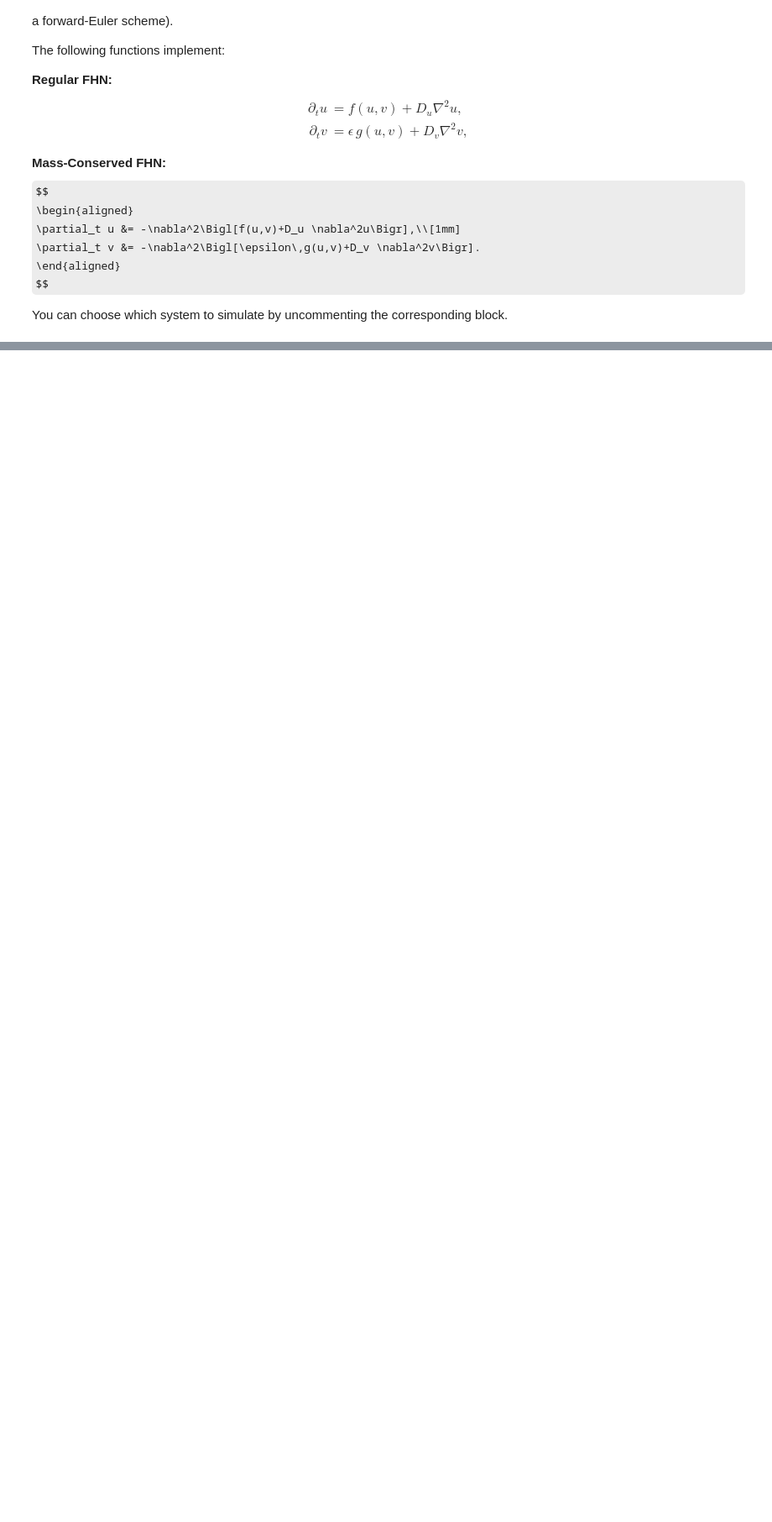
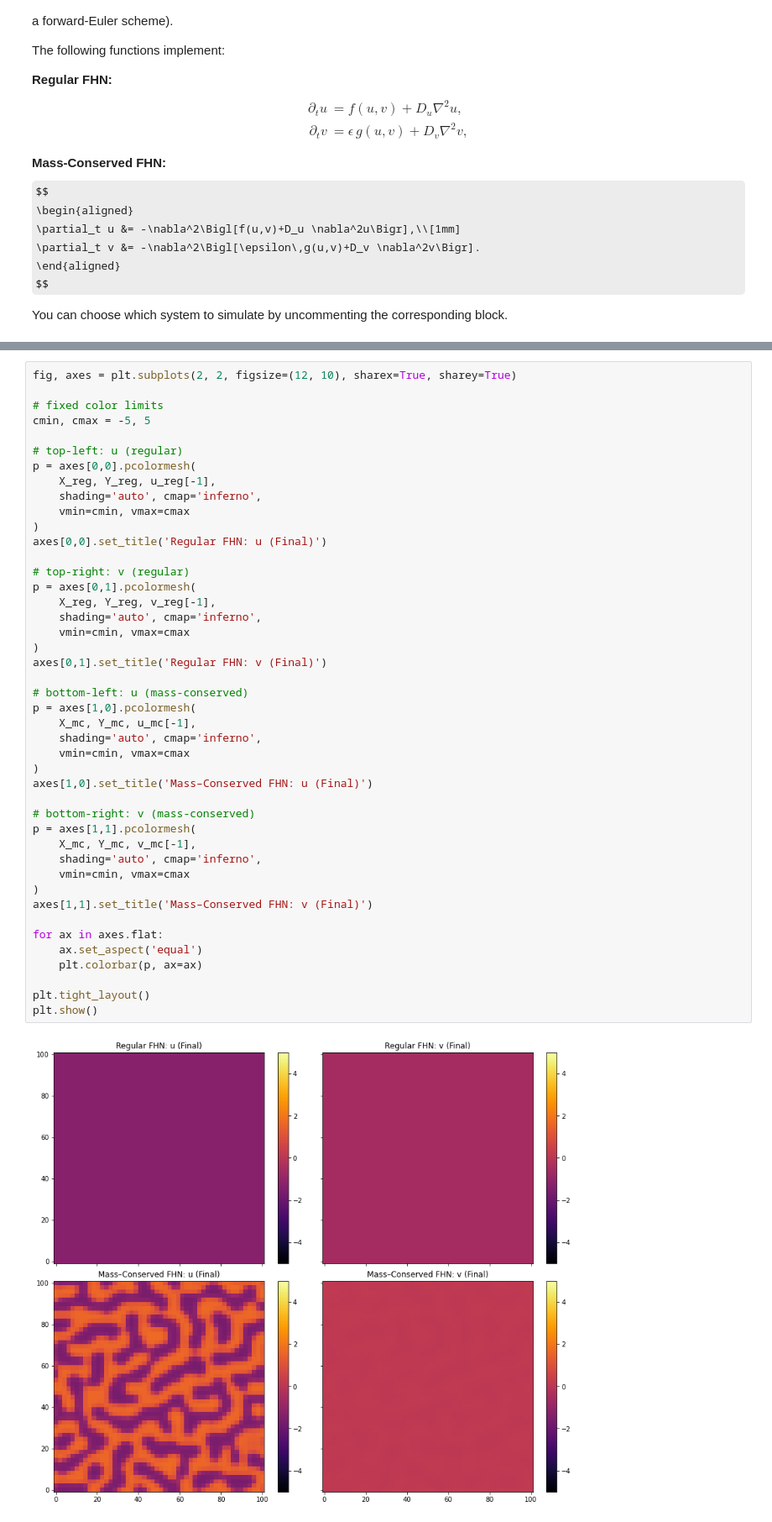
Before and after one commit to RedaElassooudi/Dynamics-and-Waves-in-Regular-vs.-Mass-Conserved-FitzHugh-Nagumo-Systems, a Jupyter notebook: code/fhn_model.ipynb, the cells around one changed output, grey strips where cells are left out. Shown at 84% size. Drawn from its saved outputs; the diff is of its cells as text; some formulas as TeX source; blank space fills up the shorter version.

```diff
--- a/code/fhn_model.ipynb
+++ b/code/fhn_model.ipynb
@@ -301 +324,47 @@ plt.show()
+# %%
+fig, axes = plt.subplots(2, 2, figsize=(12, 10), sharex=True, sharey=True)
+
+# fixed color limits
+cmin, cmax = -5, 5
+
+# top‐left: u (regular)
+p = axes[0,0].pcolormesh(
+    X_reg, Y_reg, u_reg[-1],
+    shading='auto', cmap='inferno',
+    vmin=cmin, vmax=cmax
+)
+axes[0,0].set_title('Regular FHN: u (Final)')
+
+# top‐right: v (regular)
+p = axes[0,1].pcolormesh(
+    X_reg, Y_reg, v_reg[-1],
+    shading='auto', cmap='inferno',
+    vmin=cmin, vmax=cmax
+)
+axes[0,1].set_title('Regular FHN: v (Final)')
+
+# bottom‐left: u (mass‐conserved)
+p = axes[1,0].pcolormesh(
+    X_mc, Y_mc, u_mc[-1],
+    shading='auto', cmap='inferno',
+    vmin=cmin, vmax=cmax
+)
+axes[1,0].set_title('Mass–Conserved FHN: u (Final)')
+
+# bottom‐right: v (mass‐conserved)
+p = axes[1,1].pcolormesh(
+    X_mc, Y_mc, v_mc[-1],
+    shading='auto', cmap='inferno',
+    vmin=cmin, vmax=cmax
+)
+axes[1,1].set_title('Mass–Conserved FHN: v (Final)')
+
+for ax in axes.flat:
+    ax.set_aspect('equal')
+    plt.colorbar(p, ax=ax)
+
+plt.tight_layout()
+plt.show()
+# %% [output]
+[figure, added]
 # %%
```
Also changed, not shown: parts of 24 cells of this notebook.
